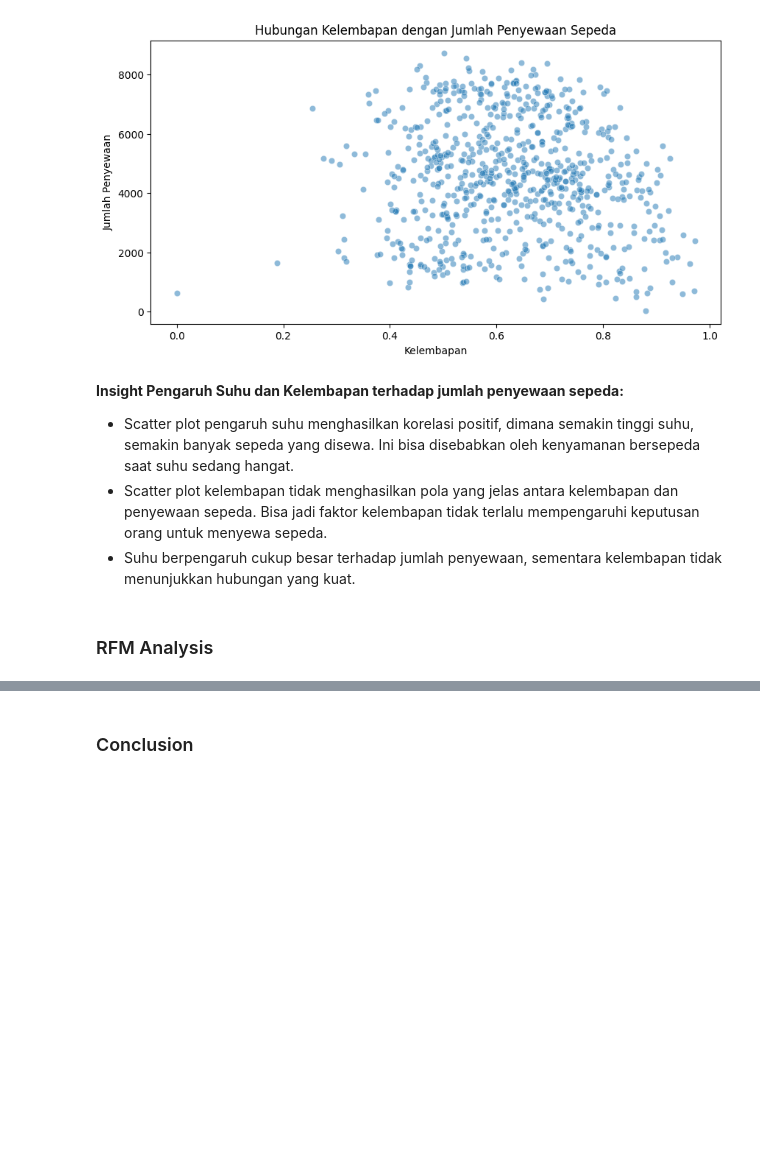
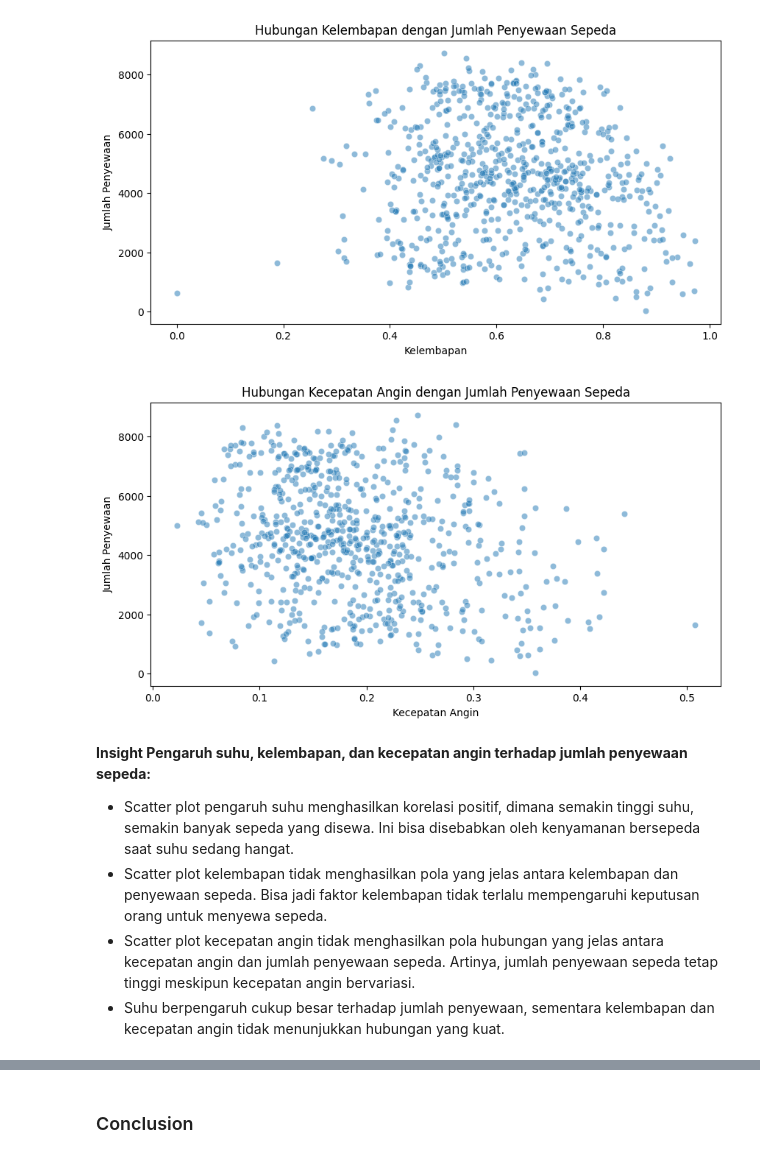
Before and after one commit to silkyafina03/submission_analisis_data, a Jupyter notebook: notebook.ipynb, the cells around one changed output, grey strips where cells are left out. Drawn from its saved outputs; the diff is of its cells as text; code cells hidden in the pictures; blank space fills up the shorter version.

```diff
--- a/notebook.ipynb
+++ b/notebook.ipynb
@@ -344,10 +445,18 @@ plt.ylabel("Jumlah Penyewaan")
 plt.show()
 # %% [output]
 [figure]
+# %%
+plt.figure(figsize=(10,5))
+sns.scatterplot(x='windspeed', y='cnt', data=day_df, alpha=0.5)
+plt.title("Hubungan Kecepatan Angin dengan Jumlah Penyewaan Sepeda")
+plt.xlabel("Kecepatan Angin")
+plt.ylabel("Jumlah Penyewaan")
+plt.show()
+# %% [output]
+[figure, added]
 # %% [markdown]
-**Insight Pengaruh Suhu dan Kelembapan terhadap jumlah penyewaan sepeda:**
+**Insight Pengaruh suhu, kelembapan, dan kecepatan angin terhadap jumlah penyewaan sepeda:**
 - Scatter plot pengaruh suhu menghasilkan korelasi positif, dimana semakin tinggi suhu, semakin banyak sepeda yang disewa. Ini bisa disebabkan oleh kenyamanan bersepeda saat suhu sedang hangat.
 - Scatter plot kelembapan tidak menghasilkan pola yang jelas antara kelembapan dan penyewaan sepeda. Bisa jadi faktor kelembapan tidak terlalu mempengaruhi keputusan orang untuk menyewa sepeda.
-- Suhu berpengaruh cukup besar terhadap jumlah penyewaan, sementara kelembapan tidak menunjukkan hubungan yang kuat.
+- Scatter plot kecepatan angin tidak menghasilkan pola hubungan yang jelas antara kecepatan angin dan jumlah penyewaan sepeda. Artinya, jumlah penyewaan sepeda tetap tinggi meskipun kecepatan angin bervariasi.
+- Suhu berpengaruh cukup besar terhadap jumlah penyewaan, sementara kelembapan dan kecepatan angin tidak menunjukkan hubungan yang kuat.
-# %% [markdown]
-### RFM Analysis
```
Also changed, not shown: parts of 34 cells of this notebook, 3 other files.
